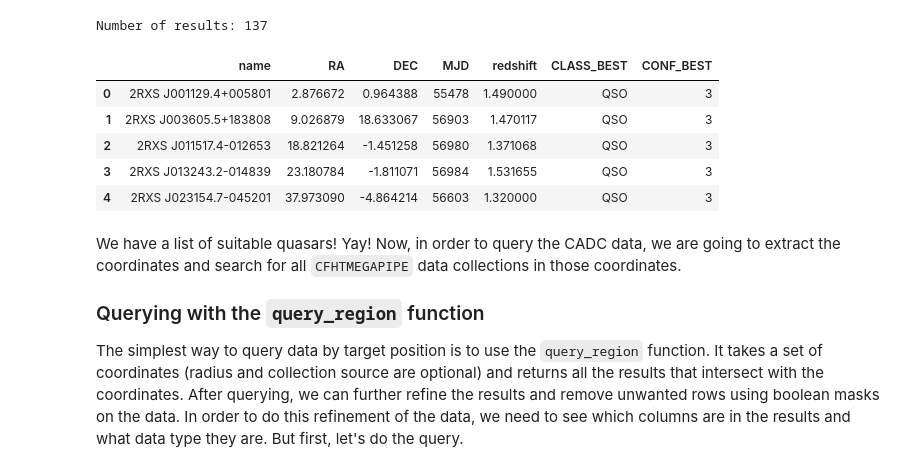
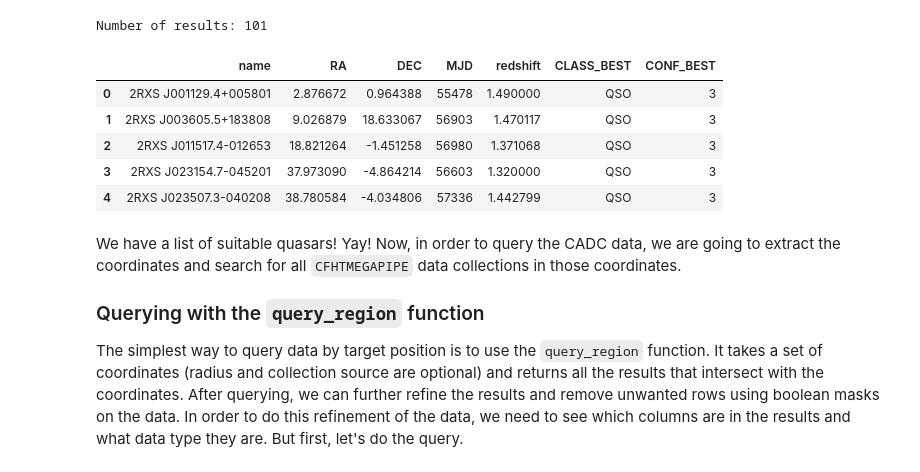
Before and after one commit to ellieb/astroquery_tutorial, a Jupyter notebook: astroquery_example_quasars.ipynb, the cells around one changed output. Cells and saved outputs as stored; diff of their text form; code cells hidden in the pictures.

```diff
--- a/astroquery_example_quasars.ipynb
+++ b/astroquery_example_quasars.ipynb
@@ -53,37 +53,37 @@ We can actually query and collect the quasar catalog data in one step using the
 from astropy.table import Table
 from urllib.parse import urlencode
 
 # Define the query
 query = """SELECT name, DR14_PLUG_RA AS RA, DR14_PLUG_DEC AS DEC, MJD, redshift,
 CLASS_BEST, CONF_BEST FROM spiders_quasar
 WHERE ( redshift > {redshift_lower} AND redshift < {redshift_upper}
 AND CLASS_BEST='QSO' AND DR14_ZWARNING=0 )""".format(redshift_lower=1.3,
-                                                     redshift_upper=1.6)
+                                                     redshift_upper=1.5)
 
 # Build the request
 base_url = 'http://skyserver.sdss.org/dr14/SkyServerWS/SearchTools/SqlSearch'
 parameters = {'cmd': query, 'format': 'fits'}
 url_params = urlencode(parameters)
 data_url = '{}?{}'.format(base_url, url_params)
 
 # Grab the data from the url and convert to a pandas dataframe
 qso_table = Table.read(data_url, format='fits')
 qso_data = qso_table.to_pandas()
 
 # Convert byte strings to regular strings
 qso_data["CLASS_BEST"] = qso_data["CLASS_BEST"].str.decode("utf-8")
 qso_data["name"] = qso_data["name"].str.decode("utf-8")
 
 print('Number of results: {}'.format(len(qso_data)))
 qso_data.head()
 # %% [output]
-Number of results: 137
+Number of results: 101
 |  | name | RA | DEC | MJD | redshift | CLASS_BEST | CONF_BEST |
 | 0 | 2RXS J001129.4+005801 | 2.876672 | 0.964388 | 55478 | 1.490000 | QSO | 3 |
 | 1 | 2RXS J003605.5+183808 | 9.026879 | 18.633067 | 56903 | 1.470117 | QSO | 3 |
 | 2 | 2RXS J011517.4-012653 | 18.821264 | -1.451258 | 56980 | 1.371068 | QSO | 3 |
-| 3 | 2RXS J013243.2-014839 | 23.180784 | -1.811071 | 56984 | 1.531655 | QSO | 3 |
-| 4 | 2RXS J023154.7-045201 | 37.973090 | -4.864214 | 56603 | 1.320000 | QSO | 3 |
+| 3 | 2RXS J023154.7-045201 | 37.973090 | -4.864214 | 56603 | 1.320000 | QSO | 3 |
+| 4 | 2RXS J023507.3-040208 | 38.780584 | -4.034806 | 57336 | 1.442799 | QSO | 3 |
 # %% [markdown]
 We have a list of suitable quasars! Yay! Now, in order to query the CADC data, we are going to extract the coordinates and search for all `CFHTMEGAPIPE` data collections in those coordinates.
 
```
Also changed, not shown: parts of 7 cells of this notebook, 1 other file.
